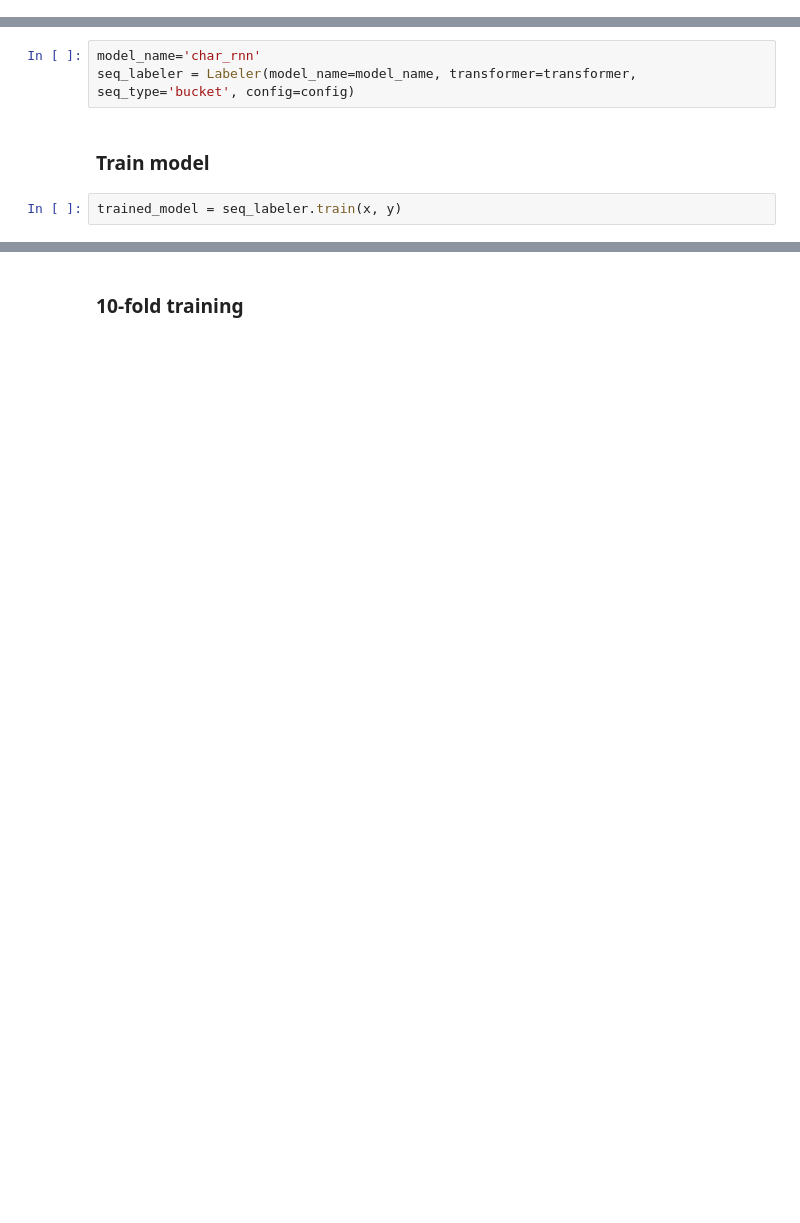
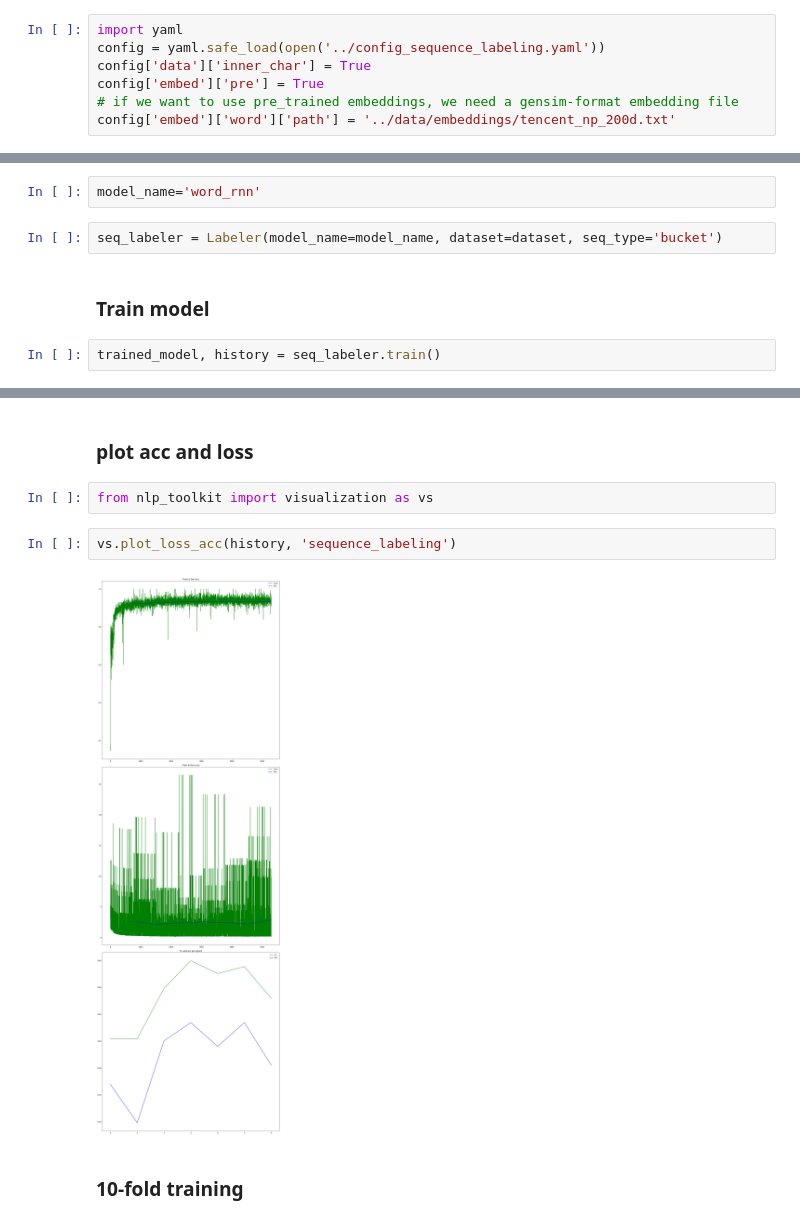
Before and after one commit to stevewyl/nlp_toolkit, a Jupyter notebook: examples/chunking.ipynb, the cells around one changed output, grey strips where cells are left out. Cells and saved outputs as stored; diff of their text form; blank space fills up the shorter version.

```diff
--- a/examples/chunking.ipynb
+++ b/examples/chunking.ipynb
@@ -30,2 +22,9 @@ config['data']['use_radical'] = True
+# %%
+import yaml
+config = yaml.safe_load(open('../config_sequence_labeling.yaml'))
+config['data']['inner_char'] = True
+config['embed']['pre'] = True
+# if we want to use pre_trained embeddings, we need a gensim-format embedding file
+config['embed']['word']['path'] = '../data/embeddings/tencent_np_200d.txt'
 # %% [markdown]
 ### Load data
@@ -72,11 +63,12 @@ transformer = dataset.transformer
 ### Define Sequence Labeler
 # %% [markdown]
 avialiable models: model_name_list = ['word_rnn', 'char_rnn', 'idcnn']
+# %%
+model_name='word_rnn'
 # %%
-model_name='char_rnn'
-seq_labeler = Labeler(model_name=model_name, transformer=transformer, seq_type='bucket', config=config)
+seq_labeler = Labeler(model_name=model_name, dataset=dataset, seq_type='bucket')
 # %% [markdown]
 ### Train model
 # %%
-trained_model = seq_labeler.train(x, y)
+trained_model, history = seq_labeler.train()
 # %% [output]
@@ -128,3 +115,11 @@ best f1_seq: 85.89
+# %% [markdown]
+### plot acc and loss
+# %%
+from nlp_toolkit import visualization as vs
+# %%
+vs.plot_loss_acc(history, 'sequence_labeling')
+# %% [output]
+[figure, added]
 # %% [markdown]
 ### 10-fold training
 # %%
```
Also changed, not shown: parts of 23 cells of this notebook, 13 other files.
